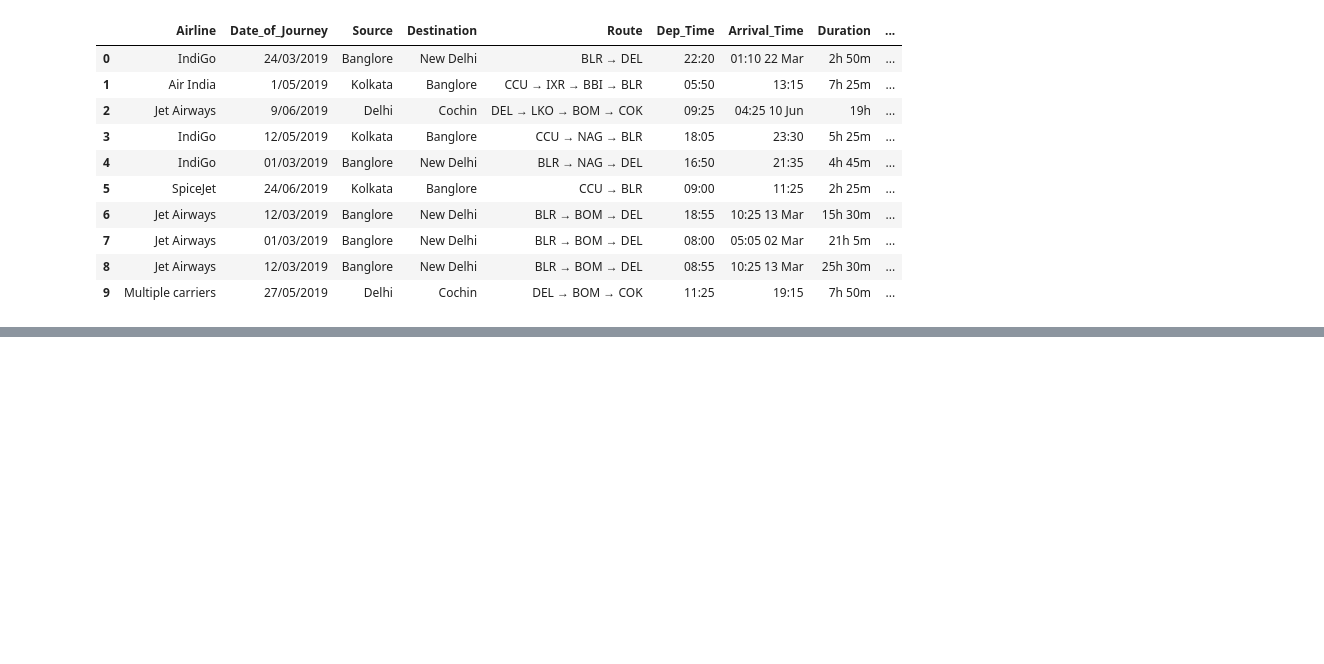
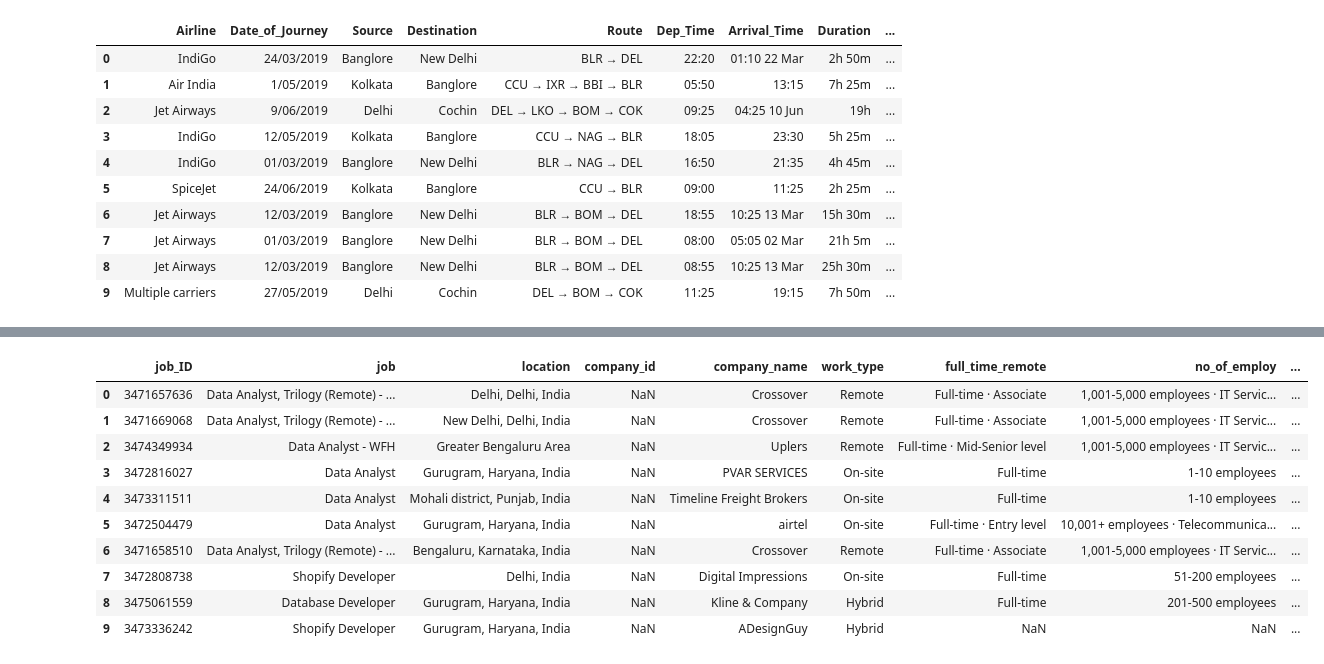
Before and after one commit to Helzheng123/datasci_1_loading, a Jupyter notebook: hha507_wk1_assignment.ipynb, the cells around one changed output, grey strips where cells are left out. Drawn from its saved outputs; the diff is of its cells as text; code cells hidden in the pictures; blank space fills up the shorter version.

```diff
--- a/hha507_wk1_assignment.ipynb
+++ b/hha507_wk1_assignment.ipynb
@@ -94,0 +159,15 @@ flight_info.head(10)
+# %%
+linkedin_job = pd.read_excel('linkdin_Job_data.xlsx')
+linkedin_job.head(10)
+# %% [output]
+|  | job_ID | job | location | company_id | company_name | work_type | full_time_remote | no_of_employ | ... |
+| 0 | 3471657636 | Data Analyst, Trilogy (Remote) - ... | Delhi, Delhi, India | NaN | Crossover | Remote | Full-time · Associate | 1,001-5,000 employees · IT Servic... | ... |
+| 1 | 3471669068 | Data Analyst, Trilogy (Remote) - ... | New Delhi, Delhi, India | NaN | Crossover | Remote | Full-time · Associate | 1,001-5,000 employees · IT Servic... | ... |
+| 2 | 3474349934 | Data Analyst - WFH | Greater Bengaluru Area | NaN | Uplers | Remote | Full-time · Mid-Senior level | 1,001-5,000 employees · IT Servic... | ... |
+| 3 | 3472816027 | Data Analyst | Gurugram, Haryana, India | NaN | PVAR SERVICES | On-site | Full-time | 1-10 employees | ... |
+| 4 | 3473311511 | Data Analyst | Mohali district, Punjab, India | NaN | Timeline Freight Brokers | On-site | Full-time | 1-10 employees | ... |
+| 5 | 3472504479 | Data Analyst | Gurugram, Haryana, India | NaN | airtel | On-site | Full-time · Entry level | 10,001+ employees · Telecommunica... | ... |
+| 6 | 3471658510 | Data Analyst, Trilogy (Remote) - ... | Bengaluru, Karnataka, India | NaN | Crossover | Remote | Full-time · Associate | 1,001-5,000 employees · IT Servic... | ... |
+| 7 | 3472808738 | Shopify Developer | Delhi, India | NaN | Digital Impressions | On-site | Full-time | 51-200 employees | ... |
+| 8 | 3475061559 | Database Developer | Gurugram, Haryana, India | NaN | Kline & Company | Hybrid | Full-time | 201-500 employees | ... |
+| 9 | 3473336242 | Shopify Developer | Gurugram, Haryana, India | NaN | ADesignGuy | Hybrid | NaN | NaN | ... |
```
Also changed, not shown: parts of 5 cells of this notebook.
